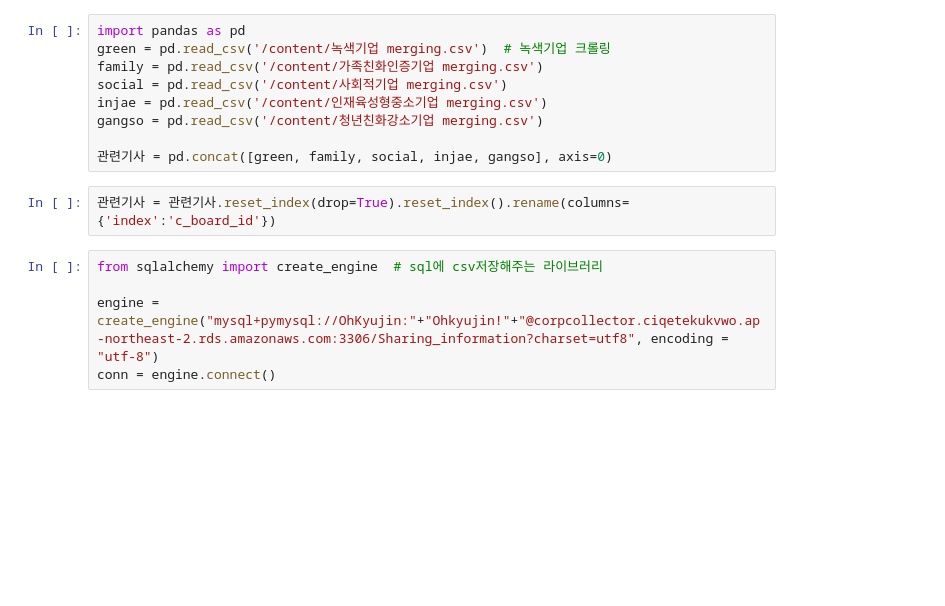
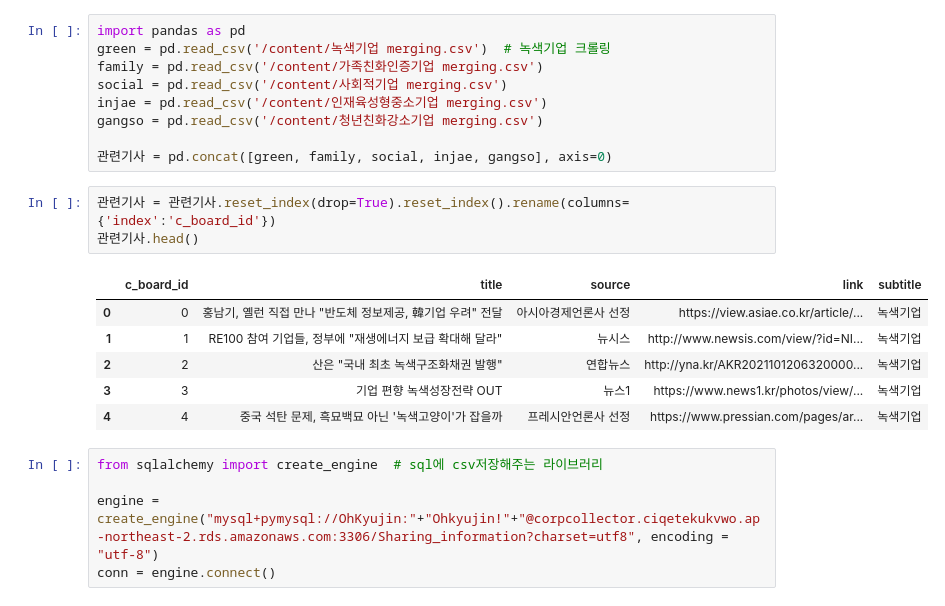
Before and after one commit to O-Kpy/Project, a Jupyter notebook: 뉴스기사_크롤러_+_DB_연결_적재.ipynb, the cells around one changed output. Drawn from its saved outputs; the diff is of its cells as text; blank space fills up the shorter version.

```diff
--- a/뉴스기사_크롤러_+_DB_연결_적재.ipynb
+++ b/뉴스기사_크롤러_+_DB_연결_적재.ipynb
@@ -113,6 +108,14 @@ gangso = pd.read_csv('/content/청년친화강소기업 merging.csv')
 관련기사 = pd.concat([green, family, social, injae, gangso], axis=0)
 # %%
 관련기사 = 관련기사.reset_index(drop=True).reset_index().rename(columns={'index':'c_board_id'})
+관련기사.head()
+# %% [output]
+|  | c_board_id | title | source | link | subtitle |
+| 0 | 0 | 홍남기, 옐런 직접 만나 "반도체 정보제공, 韓기업 우려" 전달 | 아시아경제언론사 선정 | https://view.asiae.co.kr/article/... | 녹색기업 |
+| 1 | 1 | RE100 참여 기업들, 정부에 "재생에너지 보급 확대해 달라" | 뉴시스 | http://www.newsis.com/view/?id=NI... | 녹색기업 |
+| 2 | 2 | 산은 "국내 최초 녹색구조화채권 발행" | 연합뉴스 | http://yna.kr/AKR2021101206320000... | 녹색기업 |
+| 3 | 3 | 기업 편향 녹색성장전략 OUT | 뉴스1 | https://www.news1.kr/photos/view/... | 녹색기업 |
+| 4 | 4 | 중국 석탄 문제, 흑묘백묘 아닌 '녹색고양이'가 잡을까 | 프레시안언론사 선정 | https://www.pressian.com/pages/ar... | 녹색기업 |
 # %%
 from sqlalchemy import create_engine  # sql에 csv저장해주는 라이브러리
 
```
Also changed, not shown: parts of 2 cells of this notebook.
